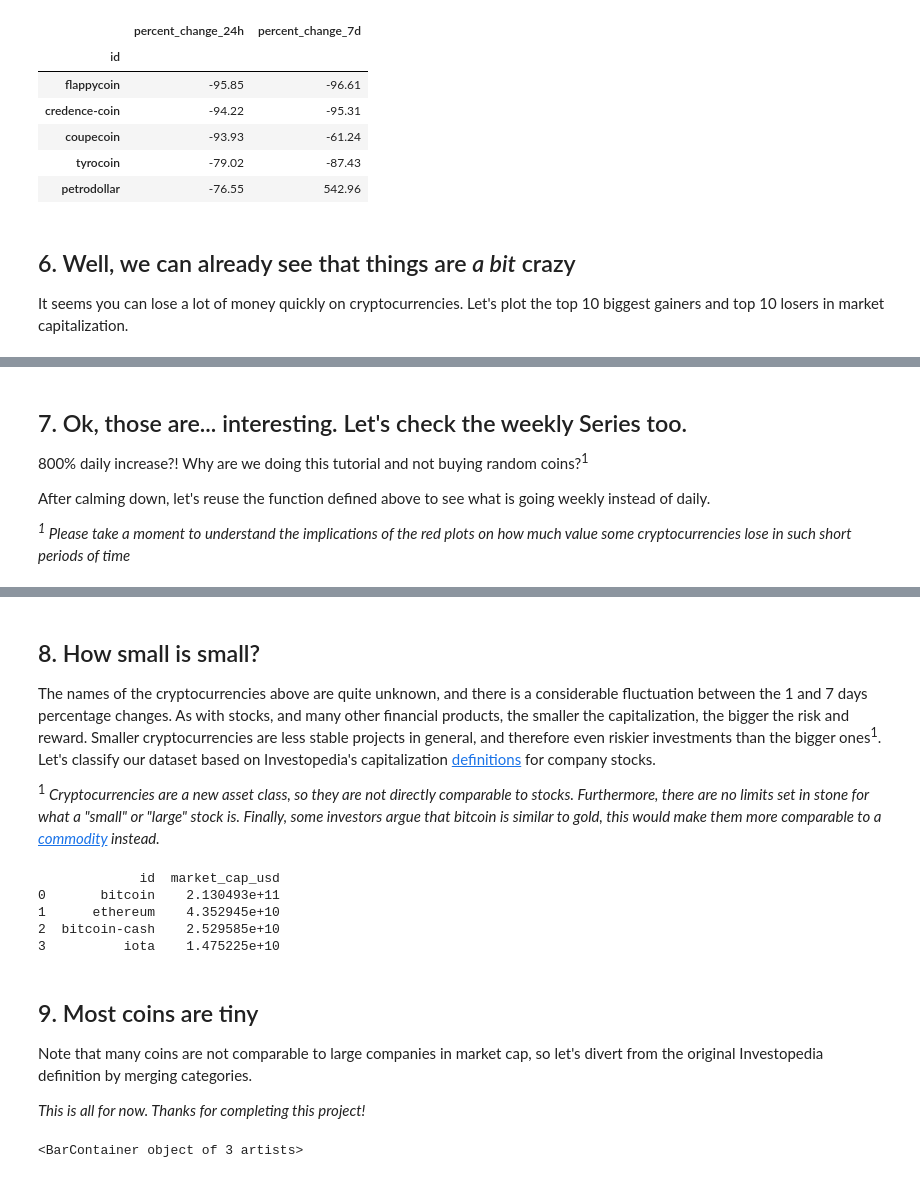
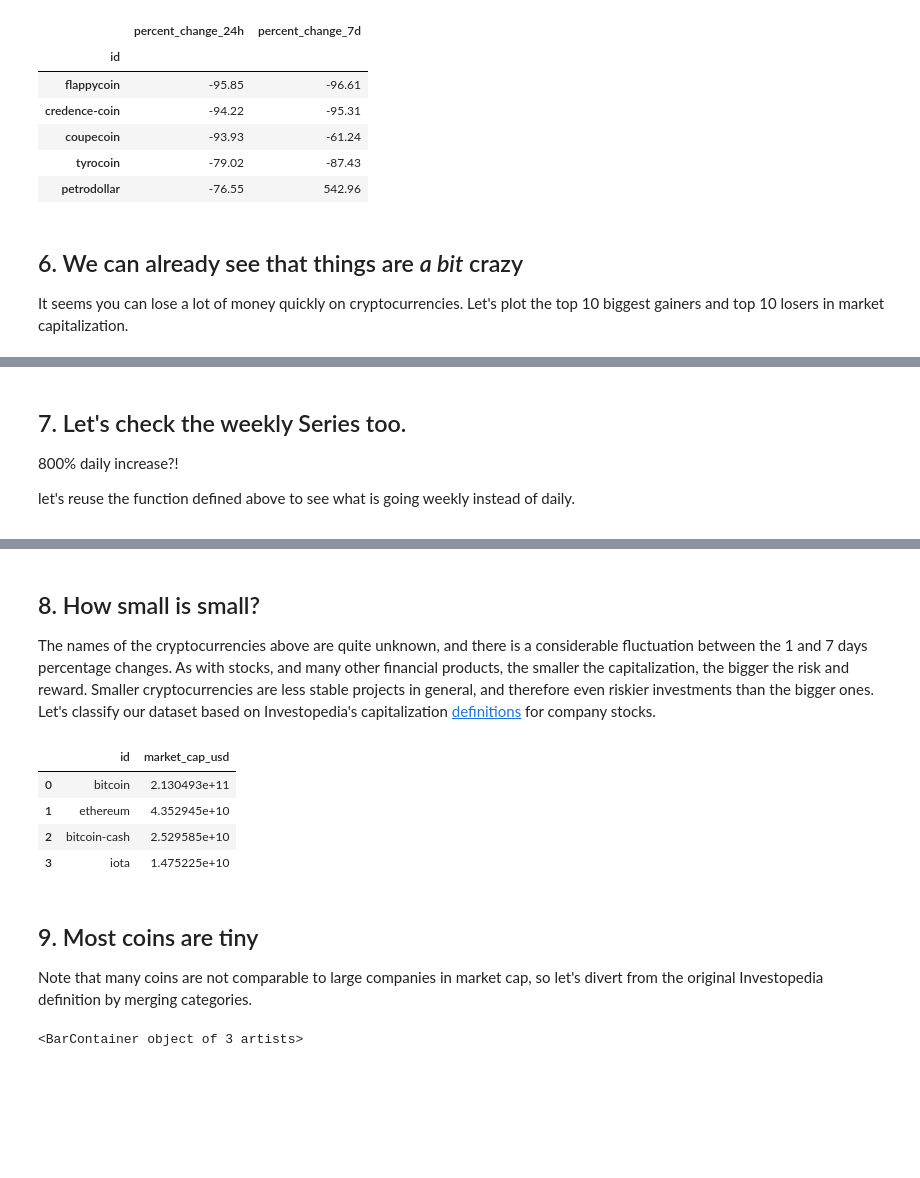
Before and after one commit to LucienLachancee/Data-Analysis, a Jupyter notebook: Exploring the Bitcoin Cryptocurrency Market/notebook.ipynb, the cells around one changed output, grey strips where cells are left out. Drawn from its saved outputs; the diff is of its cells as text; code cells hidden in the pictures; blank space fills up the shorter version.

```diff
--- a/Exploring the Bitcoin Cryptocurrency Market/notebook.ipynb
+++ b/Exploring the Bitcoin Cryptocurrency Market/notebook.ipynb
@@ -125,6 +87,6 @@ volatility.head()
 | tyrocoin | -79.02 | -87.43 |
 | petrodollar | -76.55 | 542.96 |
 # %% [markdown]
-## 6. Well, we can already see that things are *a bit* crazy
+## 6. We can already see that things are *a bit* crazy
 <p>It seems you can lose a lot of money quickly on cryptocurrencies. Let's plot the top 10 biggest gainers and top 10 losers in market capitalization.</p>
 # %%
@@ -157,8 +111,7 @@ fig, ax = top10_subplot(volatility['percent_change_24h'], DTITLE)
 # %% [output]
 [drawing not drawn]
 # %% [markdown]
-## 7. Ok, those are... interesting. Let's check the weekly Series too.
-<p>800% daily increase?! Why are we doing this tutorial and not buying random coins?<sup>1</sup></p>
-<p>After calming down, let's reuse the function defined above to see what is going weekly instead of daily.</p>
-<p><em><sup>1</sup> Please take a moment to understand the implications of the red plots on how much value some cryptocurrencies lose in such short periods of time</em></p>
+## 7. Let's check the weekly Series too.
+<p>800% daily increase?!
+<p>let's reuse the function defined above to see what is going weekly instead of daily.</p>
 # %%
@@ -173,23 +123,18 @@ fig, ax = top10_subplot(volatility7d['percent_change_7d'], WTITLE)
 [drawing not drawn]
 # %% [markdown]
 ## 8. How small is small?
-<p>The names of the cryptocurrencies above are quite unknown, and there is a considerable fluctuation between the 1 and 7 days percentage changes. As with stocks, and many other financial products, the smaller the capitalization, the bigger the risk and reward. Smaller cryptocurrencies are less stable projects in general, and therefore even riskier investments than the bigger ones<sup>1</sup>. Let's classify our dataset based on Investopedia's capitalization <a href="https://www.investopedia.com/video/play/large-cap/">definitions</a> for company stocks. </p>
-<p><sup>1</sup> <em>Cryptocurrencies are a new asset class, so they are not directly comparable to stocks. Furthermore, there are no limits set in stone for what a "small" or "large" stock is. Finally, some investors argue that bitcoin is similar to gold, this would make them more comparable to a <a href="https://www.investopedia.com/terms/c/commodity.asp">commodity</a> instead.</em></p>
+<p>The names of the cryptocurrencies above are quite unknown, and there is a considerable fluctuation between the 1 and 7 days percentage changes. As with stocks, and many other financial products, the smaller the capitalization, the bigger the risk and reward. Smaller cryptocurrencies are less stable projects in general, and therefore even riskier investments than the bigger ones. Let's classify our dataset based on Investopedia's capitalization <a href="https://www.investopedia.com/video/play/large-cap/">definitions</a> for company stocks. </p>
 # %%
 # Selecting everything bigger than 10 billion
 largecaps = cap.query('market_cap_usd > 1.0e+10')
-print(largecaps)
-
-# Printing out largecaps
-# ... YOUR CODE FOR TASK 9 ...
+largecaps.head()
 # %% [output]
-             id  market_cap_usd
-0       bitcoin    2.130493e+11
-1      ethereum    4.352945e+10
-2  bitcoin-cash    2.529585e+10
-3          iota    1.475225e+10
+|  | id | market_cap_usd |
+| 0 | bitcoin | 2.130493e+11 |
+| 1 | ethereum | 4.352945e+10 |
+| 2 | bitcoin-cash | 2.529585e+10 |
+| 3 | iota | 1.475225e+10 |
 # %% [markdown]
 ## 9. Most coins are tiny
 <p>Note that many coins are not comparable to large companies in market cap, so let's divert from the original Investopedia definition by merging categories.</p>
-<p><em>This is all for now. Thanks for completing this project!</em></p>
 # %%
```
Also changed, not shown: parts of 12 cells of this notebook, 2 other files.
